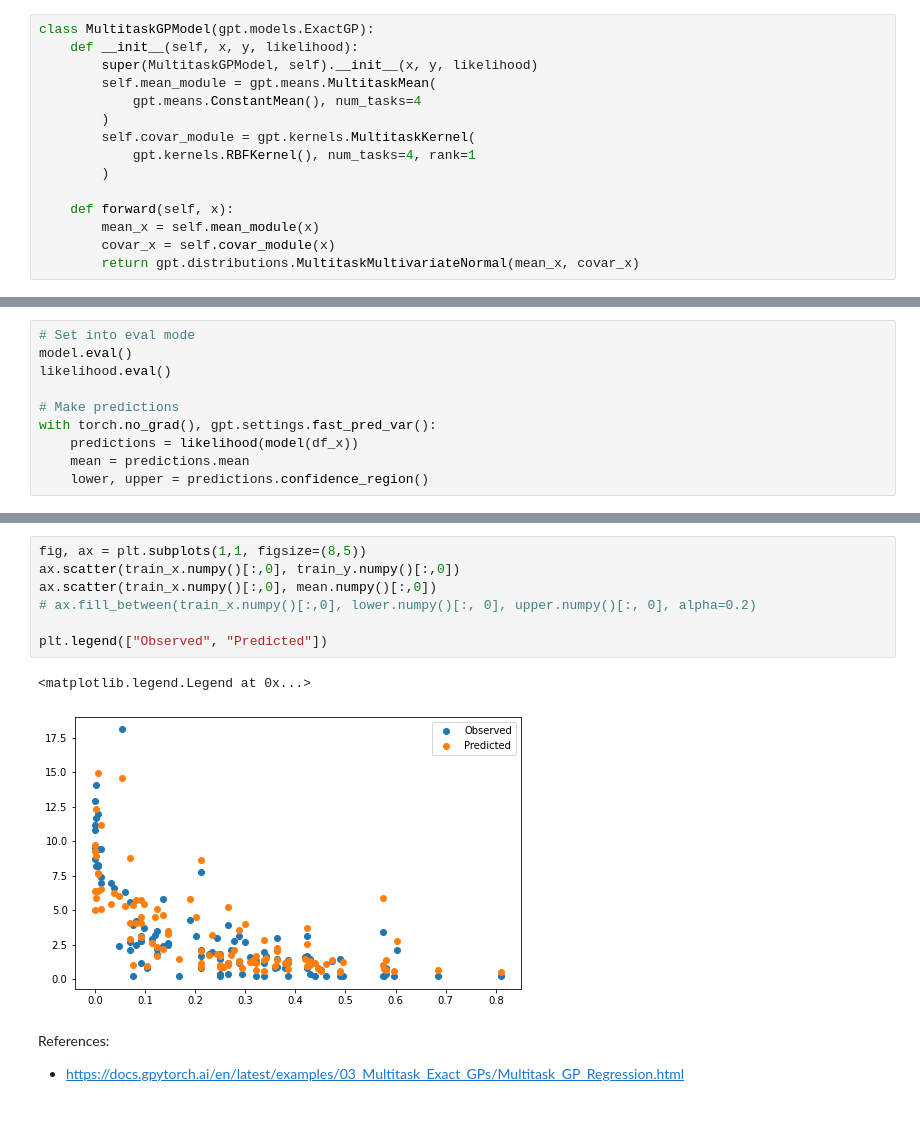
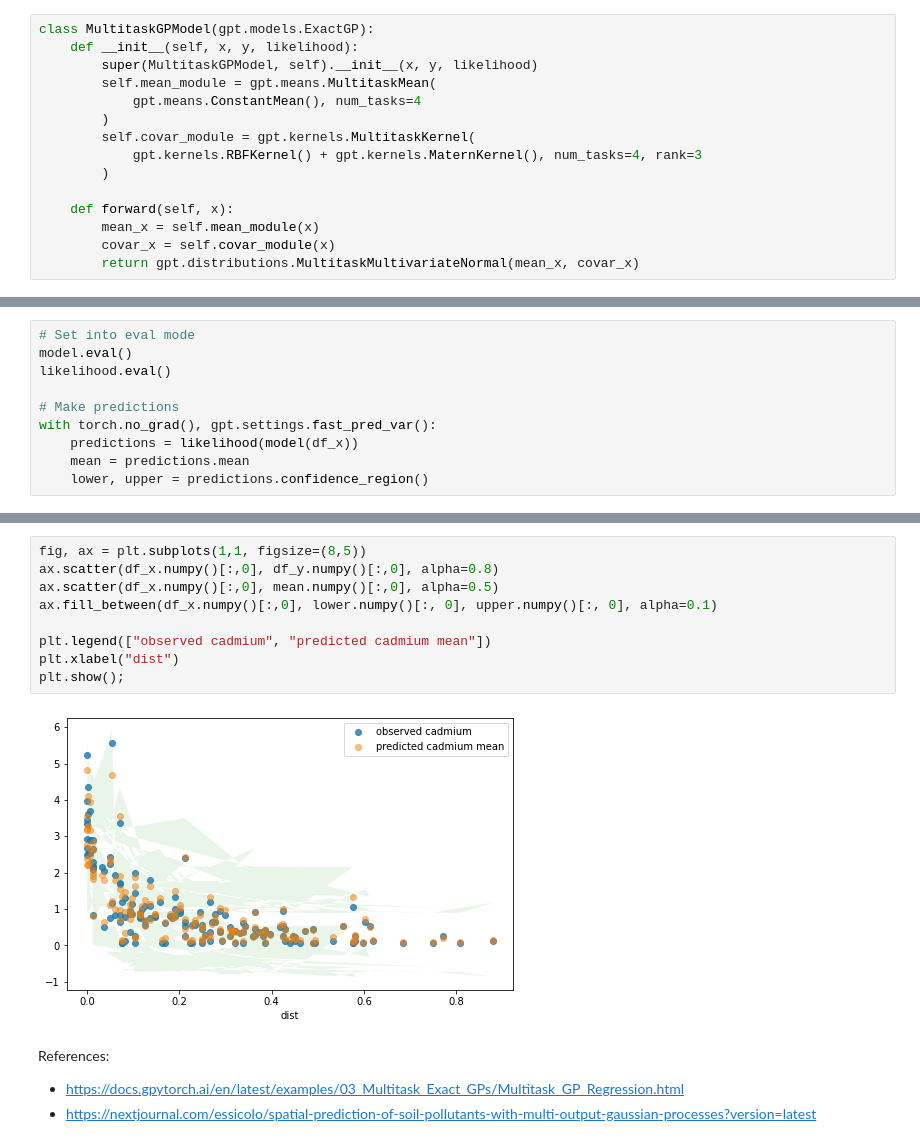
Before and after one commit to danhphan/gp_experiments, a Jupyter notebook: experiments/05_multitask_gp_regression_gpytorch_example.ipynb, the cells around one changed output, grey strips where cells are left out. Saved outputs shown, nothing was run; the diff lists cells and outputs as text; blank space fills up the shorter version.

```diff
--- a/experiments/05_multitask_gp_regression_gpytorch_example.ipynb
+++ b/experiments/05_multitask_gp_regression_gpytorch_example.ipynb
@@ -47,7 +48,7 @@ class MultitaskGPModel(gpt.models.ExactGP):
             gpt.means.ConstantMean(), num_tasks=4
         )
         self.covar_module = gpt.kernels.MultitaskKernel(
-            gpt.kernels.RBFKernel(), num_tasks=4, rank=1
+            gpt.kernels.RBFKernel() + gpt.kernels.MaternKernel(), num_tasks=4, rank=3
         )
 
     def forward(self, x):
@@ -119,13 +110,15 @@ plt.legend(["Observed", "Predicted"])
 # %%
 fig, ax = plt.subplots(1,1, figsize=(8,5))
-ax.scatter(train_x.numpy()[:,0], train_y.numpy()[:,0])
-ax.scatter(train_x.numpy()[:,0], mean.numpy()[:,0])
-# ax.fill_between(train_x.numpy()[:,0], lower.numpy()[:, 0], upper.numpy()[:, 0], alpha=0.2)
+ax.scatter(df_x.numpy()[:,0], df_y.numpy()[:,0], alpha=0.8)
+ax.scatter(df_x.numpy()[:,0], mean.numpy()[:,0], alpha=0.5)
+ax.fill_between(df_x.numpy()[:,0], lower.numpy()[:, 0], upper.numpy()[:, 0], alpha=0.1)
 
-plt.legend(["Observed", "Predicted"])
+plt.legend(["observed cadmium", "predicted cadmium mean"])
+plt.xlabel("dist")
+plt.show();
 # %% [output]
-<matplotlib.legend.Legend at 0x...>
-[figure, old version]
+[figure, new version]
 # %% [markdown]
 References:
 - https://docs.gpytorch.ai/en/latest/examples/03_Multitask_Exact_GPs/Multitask_GP_Regression.html
+- https://nextjournal.com/essicolo/spatial-prediction-of-soil-pollutants-with-multi-output-gaussian-processes?version=latest
```
Also changed, not shown: parts of 6 cells of this notebook.
